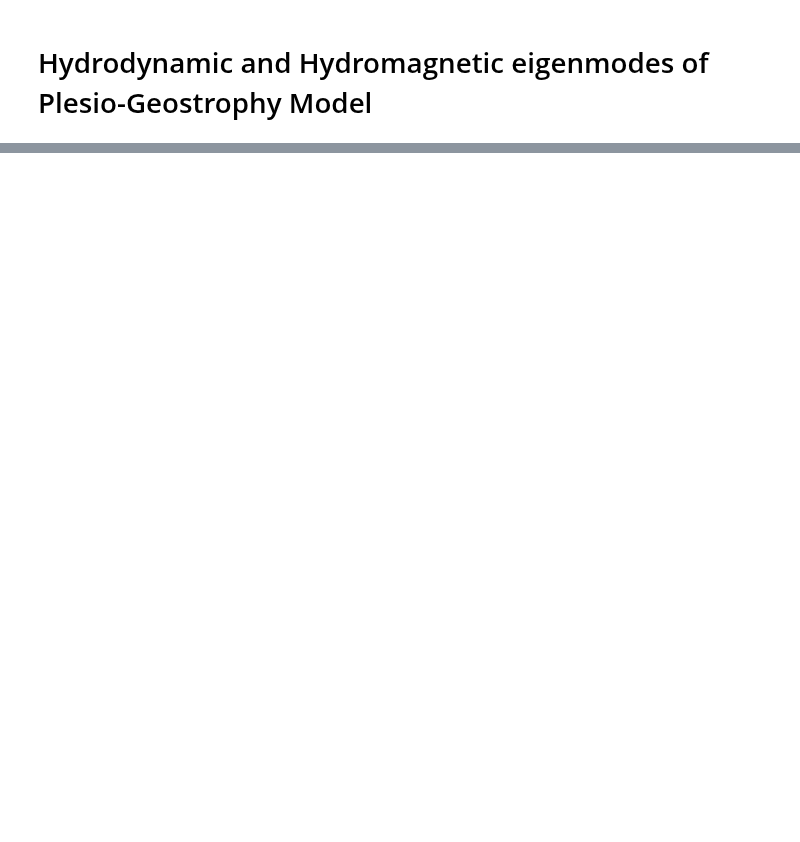
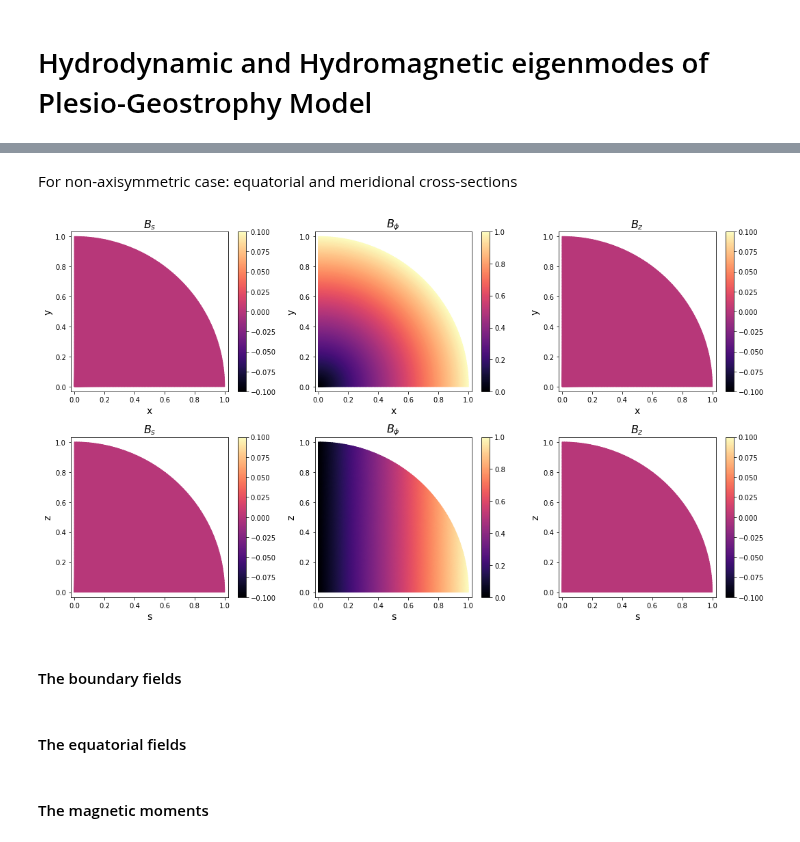
Before and after one commit to GentleMin/PlesioGeostroPy, a Jupyter notebook: EigenPG.ipynb, the cells around one changed output, grey strips where cells are left out. Cells and saved outputs as stored; diff of their text form; code cells hidden in the pictures; blank space fills up the shorter version.

```diff
--- a/EigenPG.ipynb
+++ b/EigenPG.ipynb
@@ -528,0 +76,40 @@ simplify
+# %% [markdown]
+For non-axisymmetric case: equatorial and meridional cross-sections
+# %%
+fig, axes = plt.subplots(nrows=2, ncols=3, figsize=(15, 8.5))
+
+s_array = np.linspace(0, 1, num=100)
+p_array = np.linspace(0, np.pi/2, num=100)
+S_mesh, P_mesh = np.meshgrid(s_array, p_array)
+X_mesh, Y_mesh = S_mesh*np.cos(P_mesh), S_mesh*np.sin(P_mesh)
+
+for i_comp, component in enumerate(B_fun):
+    ax = axes[0, i_comp]
+    cm = ax.pcolormesh(X_mesh, Y_mesh, component(S_mesh, P_mesh, np.zeros(S_mesh.shape))*np.ones(S_mesh.shape), shading="gouraud", cmap="magma")
+    ax.axis("equal")
+    ax.set_xlabel("x", fontsize=14)
+    ax.set_ylabel("y", fontsize=14)
+    ax.set_title("${:s}$".format(B_bg_label[i_comp]), fontsize=16)
+    plt.colorbar(cm, ax=ax)
+
+p_cut = np.pi/2
+r_array = np.linspace(0, 1, num=100)
+t_array = np.linspace(0, np.pi/2, num=100)
+R_mesh, T_mesh = np.meshgrid(r_array, t_array)
+S_mesh, Z_mesh = R_mesh*np.sin(T_mesh), R_mesh*np.cos(T_mesh)
+
+for i_comp, component in enumerate(B_fun):
+    ax = axes[1, i_comp]
+    cm = ax.pcolormesh(S_mesh, Z_mesh, component(S_mesh, p_cut*np.ones(S_mesh.shape), Z_mesh)*np.ones(S_mesh.shape), shading="gouraud", cmap="magma")
+    ax.axis("equal")
+    ax.set_xlabel("s", fontsize=14)
+    ax.set_ylabel("z", fontsize=14)
+    ax.set_title("${:s}$".format(B_bg_label[i_comp]), fontsize=16)
+    plt.colorbar(cm, ax=ax)
+
+plt.tight_layout()
+plt.show()
+# %% [output]
+[figure, added]
+# %% [markdown]
+#### The boundary fields
@@ -528,0 +120,2 @@ simplify
+# %% [markdown]
+#### The equatorial fields
@@ -528,0 +126,2 @@ simplify
+# %% [markdown]
+#### The magnetic moments
```
Also changed, not shown: parts of 96 cells of this notebook.
